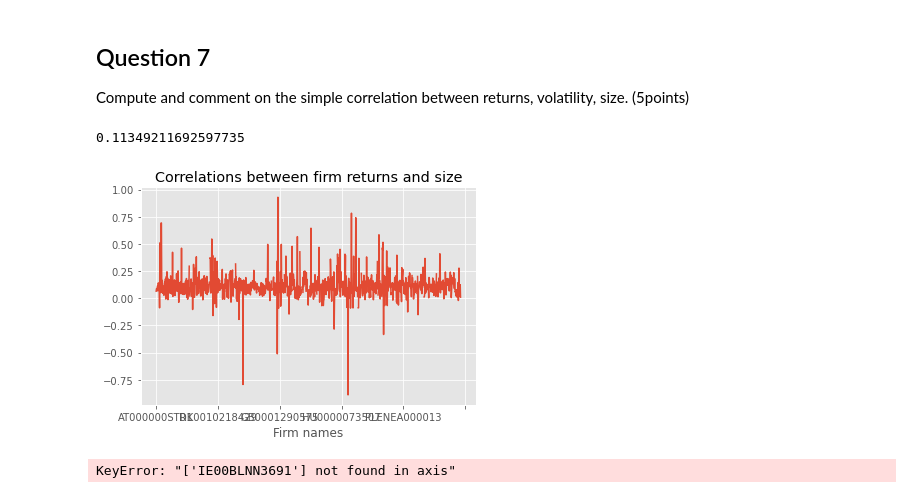
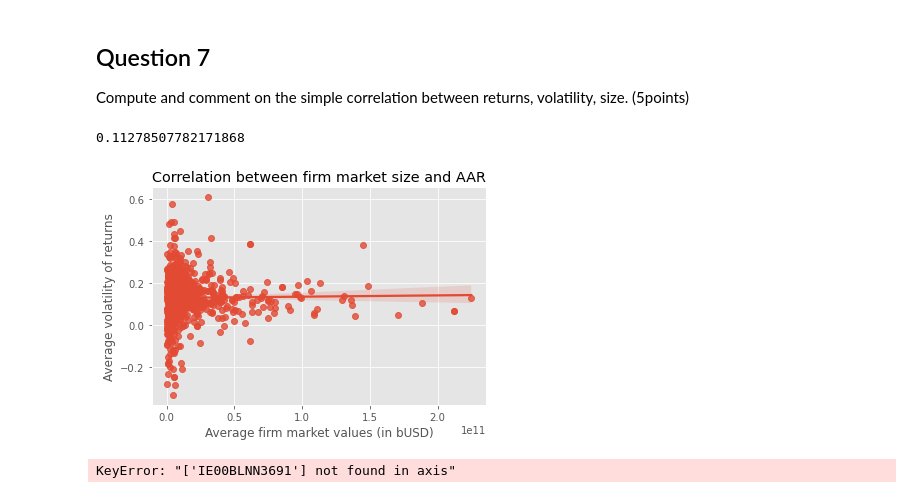
Before and after one commit to 0xMarmelade/FIN-429-Sustainable-finance, a Jupyter notebook: h1.ipynb, the cells around one changed output. Saved outputs shown, nothing was run; the diff lists cells and outputs as text; code cells hidden in the pictures.

```diff
--- a/h1.ipynb
+++ b/h1.ipynb
@@ -209,10 +210,10 @@ portfolios_question_3
 ## Question 7
 
 Compute and comment on the simple correlation between returns, volatility, size. (5points)
-# %%
-eu_firm_returns.corrwith(eu_firm_market_values, axis=0).plot(title='Correlations between firm returns and size').set(xlabel='Firm names')
-eu_firm_returns.corrwith(eu_firm_market_values, axis=0).mean()
-# %% [output]
-0.11349211692597735
-[figure, removed]
+# %%
+sns.regplot(x = pd.Series(eu_firm_market_values.mean(), name='Average firm market values (in bUSD)'), y = pd.Series(eu_firm_returns.mean() * 12, name='Average volatility of returns')).set(title='Correlation between firm market size and AAR')
+eu_firm_returns.corrwith(eu_firm_market_values, axis=0).mean()
+# %% [output]
+0.11278507782171868
+[figure, added]
 # %%
```
Also changed, not shown: parts of 22 cells of this notebook.
